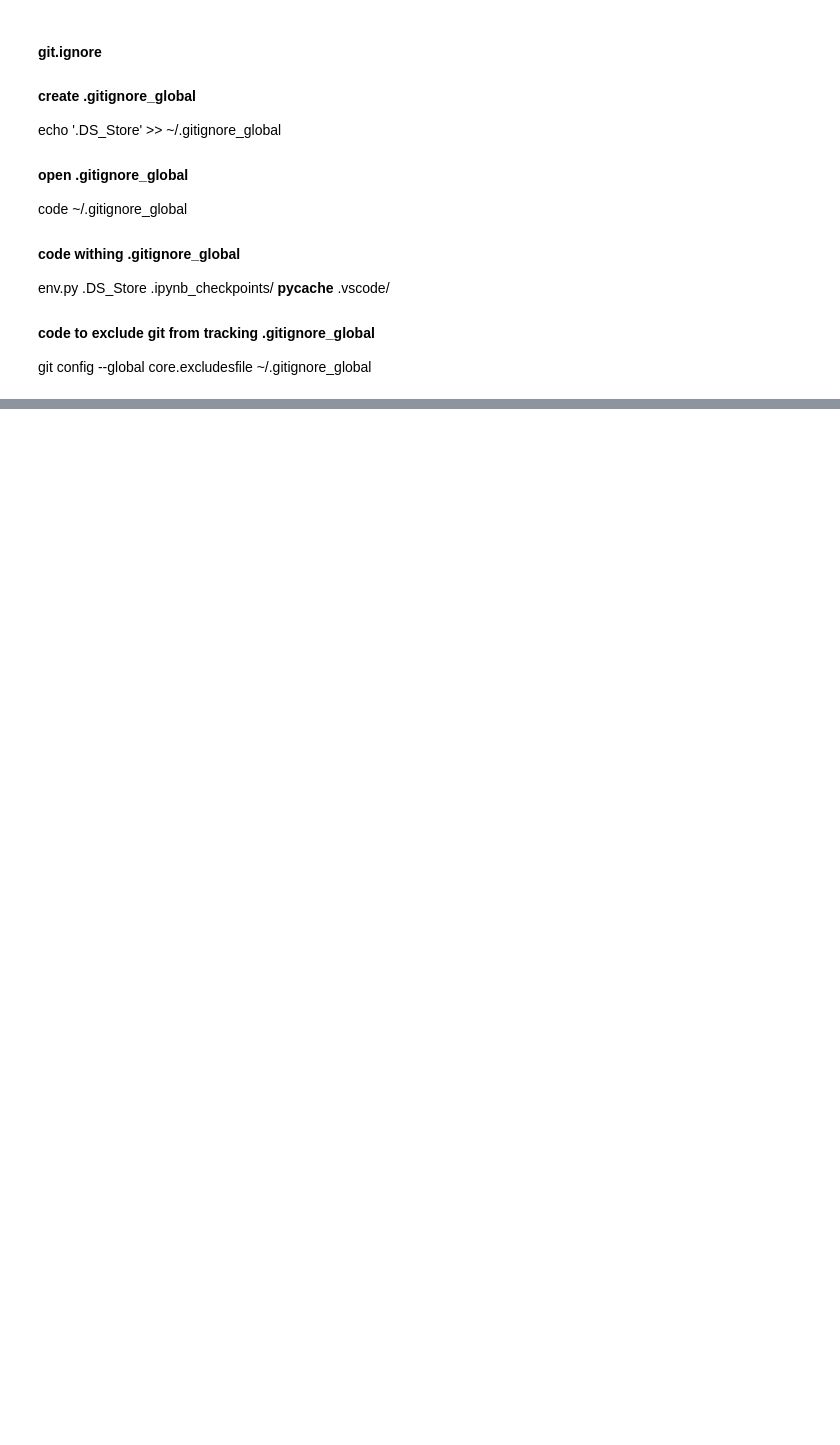
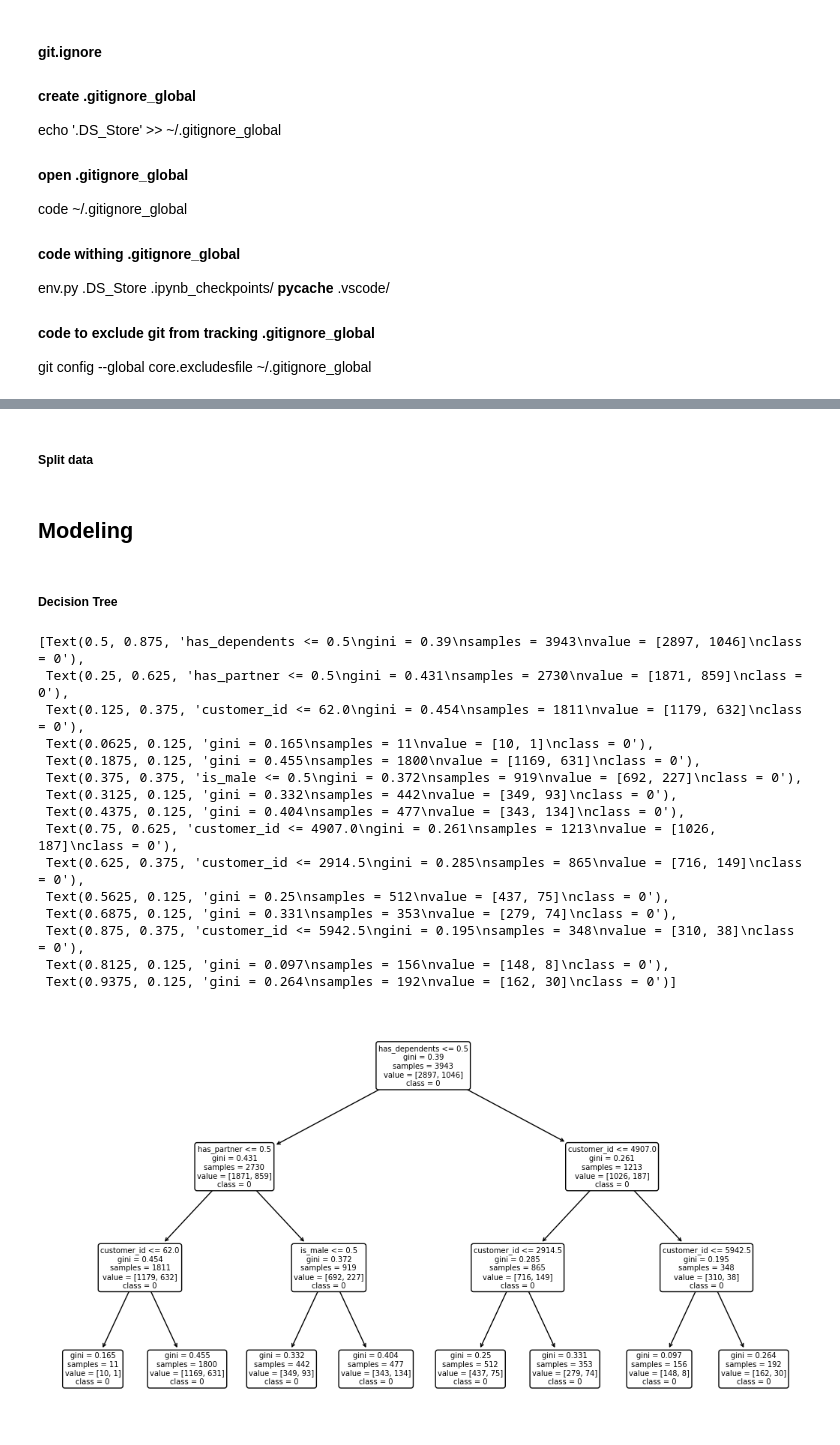
Before and after one commit to adriananuncio/classification_project, a Jupyter notebook: work.ipynb, the cells around one changed output, grey strips where cells are left out. Drawn from its saved outputs; the diff is of its cells as text; code cells hidden in the pictures; blank space fills up the shorter version.

```diff
--- a/work.ipynb
+++ b/work.ipynb
@@ -517,0 +229,4 @@ Name: has_online_secur, dtype: int64
+# %% [markdown]
+##### Split data
+# %% [markdown]
+## Modeling
@@ -517,0 +236,46 @@ Name: has_online_secur, dtype: int64
+# %%
+# variables for later
+X_cols = train.columns.drop('has_churned').to_list()
+y_col = 'has_churned'
+
+# create x and y values
+X_train = train.drop(columns=['has_churned'])
+y_train = train.has_churned
+
+X_validate = validate.drop(columns=['has_churned'])
+y_validate = validate.has_churned
+
+X_test = test.drop(columns=['has_churned'])
+y_test = test.has_churned
+# %% [markdown]
+##### Decision Tree
+# %%
+# create object
+clf = DecisionTreeClassifier(max_depth=3, random_state=123)
+
+# fit model
+clf = clf.fit(X_train, y_train)
+
+# visuaalize decision tree
+plt.figure(figsize=(13, 7))
+plot_tree(clf
+          , feature_names=X_train.columns
+          , class_names=clf.classes_
+          , rounded=True)
+# %% [output]
+[Text(0.5, 0.875, 'has_dependents <= 0.5\ngini = 0.39\nsamples = 3943\nvalue = [2897, 1046]\nclass = 0'),
+ Text(0.25, 0.625, 'has_partner <= 0.5\ngini = 0.431\nsamples = 2730\nvalue = [1871, 859]\nclass = 0'),
+ Text(0.125, 0.375, 'customer_id <= 62.0\ngini = 0.454\nsamples = 1811\nvalue = [1179, 632]\nclass = 0'),
+ Text(0.0625, 0.125, 'gini = 0.165\nsamples = 11\nvalue = [10, 1]\nclass = 0'),
+ Text(0.1875, 0.125, 'gini = 0.455\nsamples = 1800\nvalue = [1169, 631]\nclass = 0'),
+ Text(0.375, 0.375, 'is_male <= 0.5\ngini = 0.372\nsamples = 919\nvalue = [692, 227]\nclass = 0'),
+ Text(0.3125, 0.125, 'gini = 0.332\nsamples = 442\nvalue = [349, 93]\nclass = 0'),
+ Text(0.4375, 0.125, 'gini = 0.404\nsamples = 477\nvalue = [343, 134]\nclass = 0'),
+ Text(0.75, 0.625, 'customer_id <= 4907.0\ngini = 0.261\nsamples = 1213\nvalue = [1026, 187]\nclass = 0'),
+ Text(0.625, 0.375, 'customer_id <= 2914.5\ngini = 0.285\nsamples = 865\nvalue = [716, 149]\nclass = 0'),
+ Text(0.5625, 0.125, 'gini = 0.25\nsamples = 512\nvalue = [437, 75]\nclass = 0'),
+ Text(0.6875, 0.125, 'gini = 0.331\nsamples = 353\nvalue = [279, 74]\nclass = 0'),
+ Text(0.875, 0.375, 'customer_id <= 5942.5\ngini = 0.195\nsamples = 348\nvalue = [310, 38]\nclass = 0'),
+ Text(0.8125, 0.125, 'gini = 0.097\nsamples = 156\nvalue = [148, 8]\nclass = 0'),
+ Text(0.9375, 0.125, 'gini = 0.264\nsamples = 192\nvalue = [162, 30]\nclass = 0')]
+[figure, added]
```
Also changed, not shown: parts of 59 cells of this notebook.
